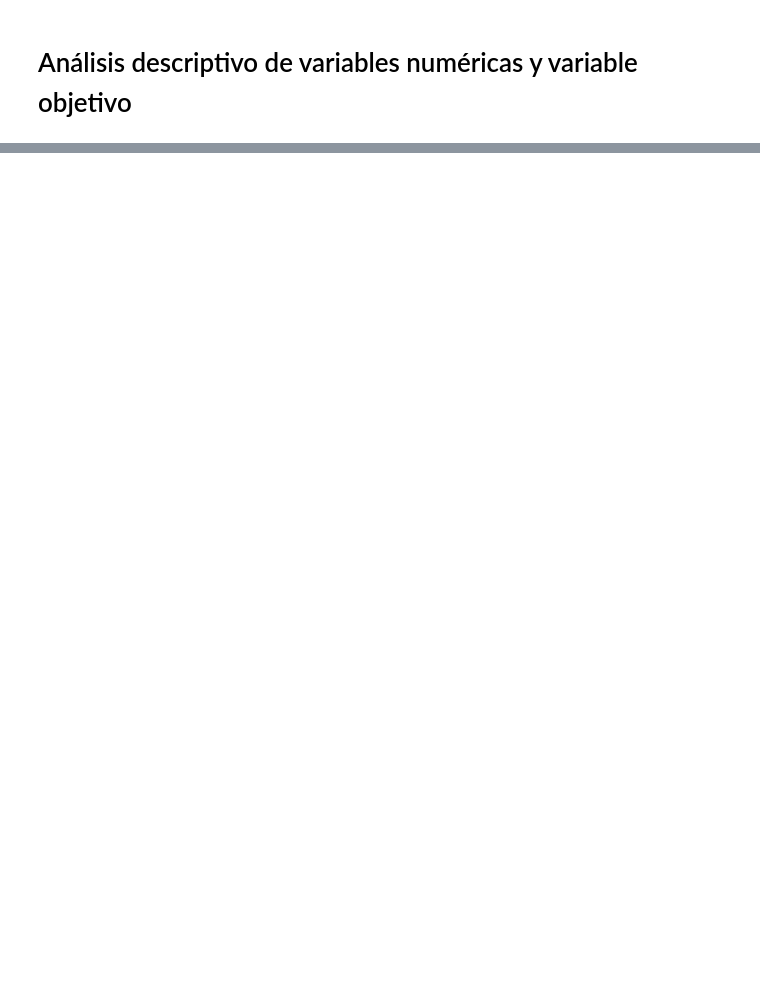
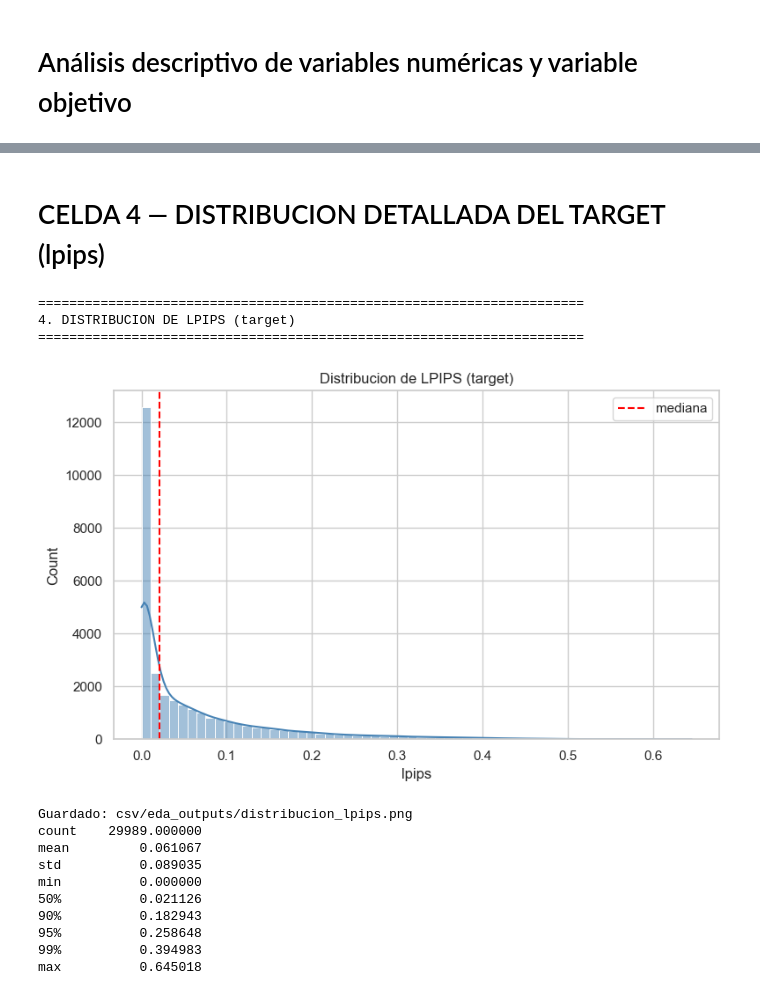
Before and after one commit to Santiago2004tt/Trabajo_Grado, a Jupyter notebook: limpiar_dataset.ipynb, the cells around one changed output, grey strips where cells are left out. Saved outputs shown, nothing was run; the diff lists cells and outputs as text; code cells hidden in the pictures; blank space fills up the shorter version.

```diff
--- a/limpiar_dataset.ipynb
+++ b/limpiar_dataset.ipynb
@@ -470,16 +73,0 @@ MLP
-# %%
-# Reemplazar por distribución de features originales solamente
-features_ver = [
-    "orig_rango", "orig_std", "orig_michelson", "orig_grad_mean",
-    "orig_glcm_contrast", "orig_hf", "orig_sat_mean", "orig_hist_entropy"
-]
-
-fig, axes = plt.subplots(4, 2, figsize=(16, 20))
-fig.suptitle("Distribución de features originales", fontsize=14)
-
-for ax, f in zip(axes.flat, features_ver):
-    sns.kdeplot(df[f], ax=ax, fill=True, alpha=0.6)
-    ax.set_title(f)
-
-plt.tight_layout()
-plt.show()
@@ -1253,0 +76,12 @@ Sin infinitos:            True
+# %%
+OUT_DIR = "csv/eda_outputs"
+os.makedirs(OUT_DIR, exist_ok=True)
+
+num_cols = df.select_dtypes(include=[np.number]).columns.tolist()
+cat_cols = ["metodo", "formato_salida", "formato_entrada"]
+target = "lpips"
+features_orig = [c for c in num_cols if c.startswith("orig_")]
+
+print(f"Dataset: {df.shape[0]} filas, {df.shape[1]} columnas")
+print(f"Numericas: {len(num_cols)} | Categoricas: {cat_cols} | Target: {target}")
+print(f"Features orig_: {len(features_orig)}")
@@ -1253,0 +213,31 @@ Sin infinitos:            True
+# %% [markdown]
+# CELDA 4 — DISTRIBUCION DETALLADA DEL TARGET (lpips)
+# %%
+print("=" * 70)
+print("4. DISTRIBUCION DE LPIPS (target)")
+print("=" * 70)
+plt.figure(figsize=(8, 5))
+sns.histplot(df[target].dropna(), kde=True, bins=60, color="steelblue")
+plt.axvline(df[target].median(), color="red", linestyle="--", label="mediana")
+plt.title("Distribucion de LPIPS (target)")
+plt.legend()
+plt.tight_layout()
+plt.savefig(f"{OUT_DIR}/distribucion_lpips.png", dpi=150)
+plt.show()
+print(f"Guardado: {OUT_DIR}/distribucion_lpips.png")
+print(df[target].describe(percentiles=[.5, .9, .95, .99]).to_string())
+# %% [output]
+======================================================================
+4. DISTRIBUCION DE LPIPS (target)
+======================================================================
+[figure, added]
+Guardado: csv/eda_outputs/distribucion_lpips.png
+count    29989.000000
+mean         0.061067
+std          0.089035
+min          0.000000
+50%          0.021126
+90%          0.182943
+95%          0.258648
+99%          0.394983
+max          0.645018
```
Also changed, not shown: parts of 89 cells of this notebook.
